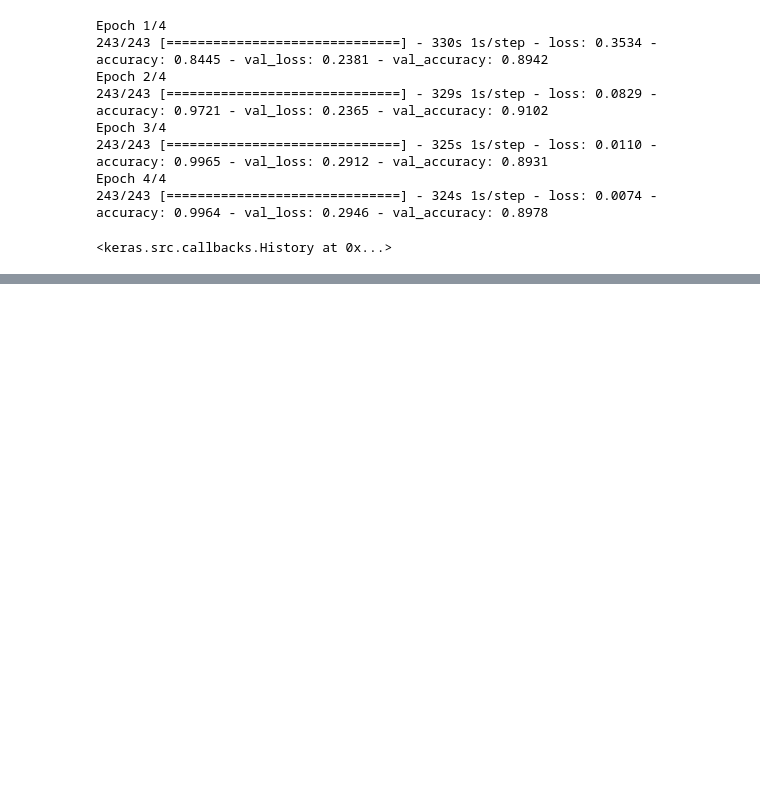
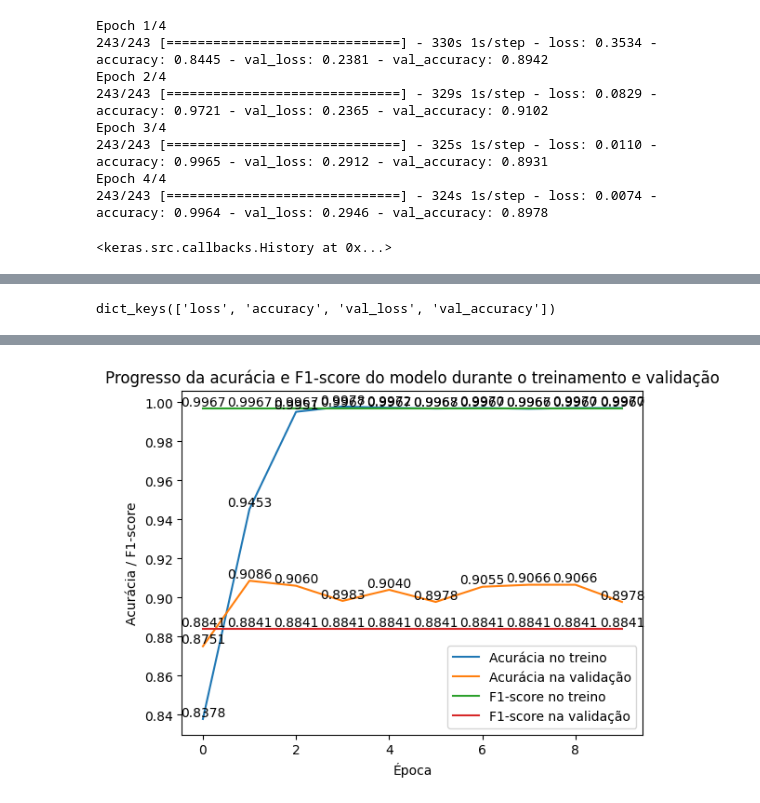
Before and after one commit to Edvandro-Nogueira/TCC-Univesp, a Jupyter notebook: TCC_Modelo_fakeDETECTOR.ipynb, the cells around one changed output, grey strips where cells are left out. Saved outputs shown, nothing was run; the diff lists cells and outputs as text; code cells hidden in the pictures; blank space fills up the shorter version.

```diff
--- a/TCC_Modelo_fakeDETECTOR.ipynb
+++ b/TCC_Modelo_fakeDETECTOR.ipynb
@@ -299,0 +255,16 @@ print(prediction_classes[0][0])
+# %%
+#Resultado em um dataframe
+results = []
+
+for i, acc in enumerate(history.history['accuracy']):
+    result = {
+        'Época': i + 1,
+        #'Acurácia no Treino': acc,
+        #'F1-score no Treino': train_f1_scores[i],
+        'Acurácia na Validação': history.history['val_accuracy'][i],
+        'F1-score na Validação': val_f1_scores[i]
+    }
+    results.append(result)
+
+df_results = pd.DataFrame(results)
+df_results
@@ -383,0 +535,28 @@ Epoch 2/2
+# %%
+history3.history.keys()
+# %% [output]
+dict_keys(['loss', 'accuracy', 'val_loss', 'val_accuracy'])
+# %%
+# Calcular a métrica F1-score para o treinamento e validação em cada época
+train_f1_scores = [f1_score(y_train, (fakeDETECTOR3.predict(train_sequences) > 0.5).astype(int)) for _ in range(len(history3.history['accuracy']))]
+val_f1_scores = [f1_score(y_val, (fakeDETECTOR3.predict(val_sequences) > 0.5).astype(int)) for _ in range(len(history3.history['accuracy']))]
+
+# Plotar progresso da acurácia e F1-score do modelo durante o treinamento e validação
+plt.plot(history3.history['accuracy'], label='Acurácia no treino')
+plt.plot(history3.history['val_accuracy'], label='Acurácia na validação')
+plt.plot(train_f1_scores, label='F1-score no treino')
+plt.plot(val_f1_scores, label='F1-score na validação')
+
+# Exibir os valores de acurácia e F1-score em cada ponto do gráfico
+for i, acc in enumerate(history3.history['accuracy']):
+    plt.text(i, acc, f"{acc:.4f}", ha='center', va='bottom')
+    plt.text(i, train_f1_scores[i], f"{train_f1_scores[i]:.4f}", ha='center', va='bottom')
+    plt.text(i, history3.history['val_accuracy'][i], f"{history3.history['val_accuracy'][i]:.4f}", ha='center', va='bottom')
+    plt.text(i, val_f1_scores[i], f"{val_f1_scores[i]:.4f}", ha='center', va='bottom')
+
+plt.title('Progresso da acurácia e F1-score do modelo durante o treinamento e validação')
+plt.xlabel('Época')
+plt.ylabel('Acurácia / F1-score')
+plt.legend()
+plt.show()
+# %% [output]
@@ -383,0 +583 @@ Epoch 2/2
+[figure, added]
```
Also changed, not shown: parts of 37 cells of this notebook.
